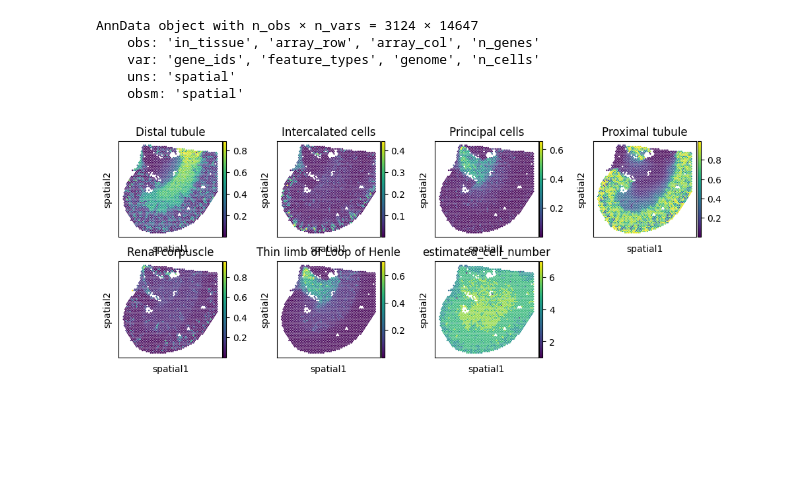
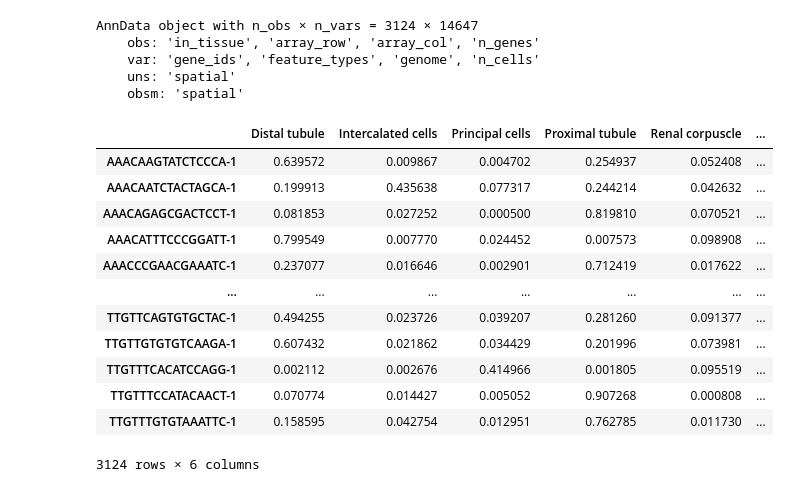
Before and after one commit to ZJUFanLab/scPositioner, a Jupyter notebook: tutorial/tutorial_kidney.ipynb, the cells around one changed output. Saved outputs shown, nothing was run; the diff lists cells and outputs as text; code cells hidden in the pictures; blank space fills up the shorter version.

```diff
--- a/tutorial/tutorial_kidney.ipynb
+++ b/tutorial/tutorial_kidney.ipynb
@@ -27,9 +31,21 @@ AnnData object with n_obs × n_vars = 3124 × 14647
     var: 'gene_ids', 'feature_types', 'genome', 'n_cells'
     uns: 'spatial'
     obsm: 'spatial'
-# %%
-# load deconvolution results
-deconv_res = pd.read_csv('../results/C2L_res.csv', index_col=0)
-# %% [output]
-[figure, removed]
+# %%
+# the deconvolution result should be input as pd.DataFrame in the format of spot x celltype
+deconv_res
+# %% [output]
+|  | Distal tubule | Intercalated cells | Principal cells | Proximal tubule | Renal corpuscle | ... |
+| AAACAAGTATCTCCCA-1 | 0.639572 | 0.009867 | 0.004702 | 0.254937 | 0.052408 | ... |
+| AAACAATCTACTAGCA-1 | 0.199913 | 0.435638 | 0.077317 | 0.244214 | 0.042632 | ... |
+| AAACAGAGCGACTCCT-1 | 0.081853 | 0.027252 | 0.000500 | 0.819810 | 0.070521 | ... |
+| AAACATTTCCCGGATT-1 | 0.799549 | 0.007770 | 0.024452 | 0.007573 | 0.098908 | ... |
+| AAACCCGAACGAAATC-1 | 0.237077 | 0.016646 | 0.002901 | 0.712419 | 0.017622 | ... |
+| ... | ... | ... | ... | ... | ... | ... |
+| TTGTTCAGTGTGCTAC-1 | 0.494255 | 0.023726 | 0.039207 | 0.281260 | 0.091377 | ... |
+| TTGTTGTGTGTCAAGA-1 | 0.607432 | 0.021862 | 0.034429 | 0.201996 | 0.073981 | ... |
+| TTGTTTCACATCCAGG-1 | 0.002112 | 0.002676 | 0.414966 | 0.001805 | 0.095519 | ... |
+| TTGTTTCCATACAACT-1 | 0.070774 | 0.014427 | 0.005052 | 0.907268 | 0.000808 | ... |
+| TTGTTTGTGTAAATTC-1 | 0.158595 | 0.042754 | 0.012951 | 0.762785 | 0.011730 | ... |
+3124 rows × 6 columns
 # %%
```
Also changed, not shown: parts of 7 cells of this notebook, 2 other files.
